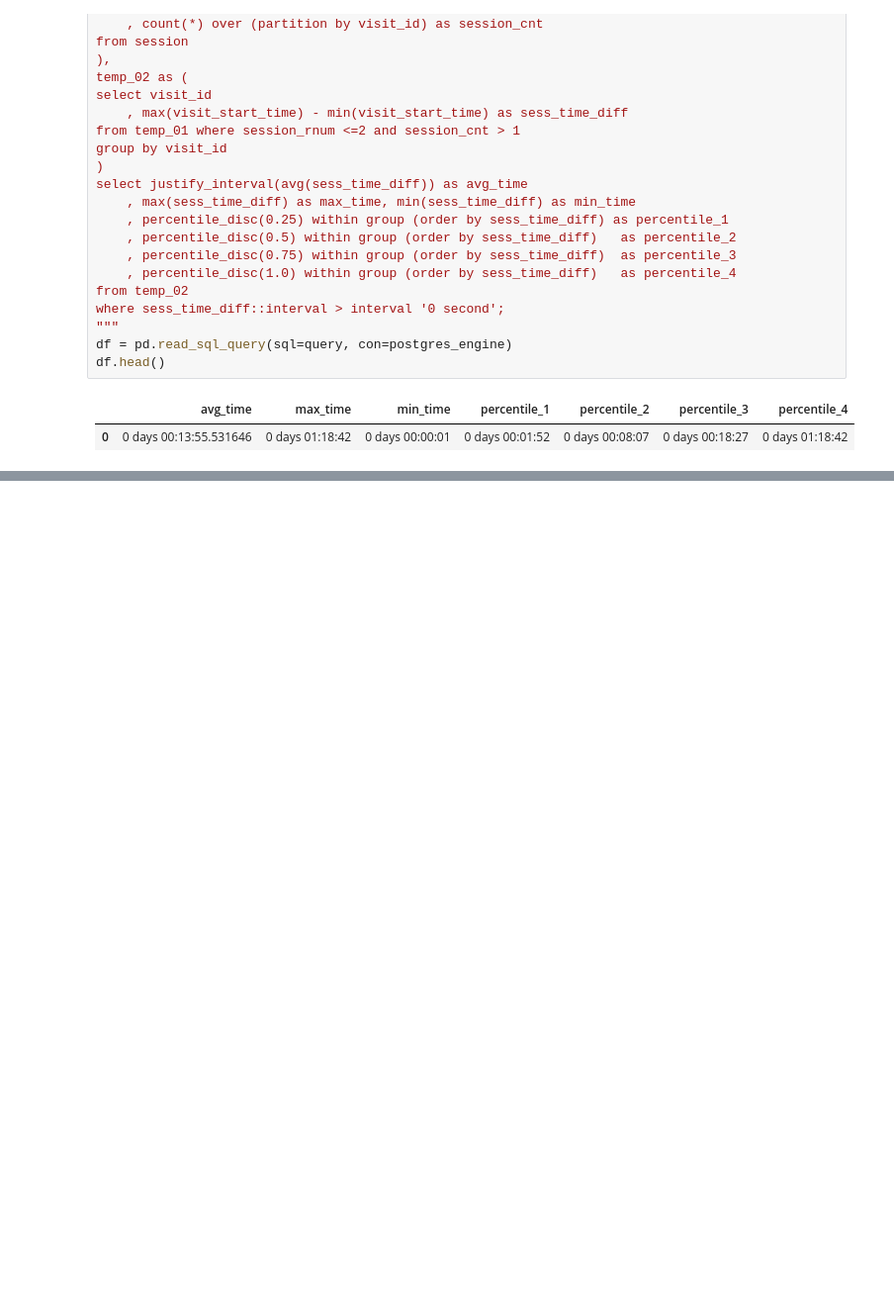
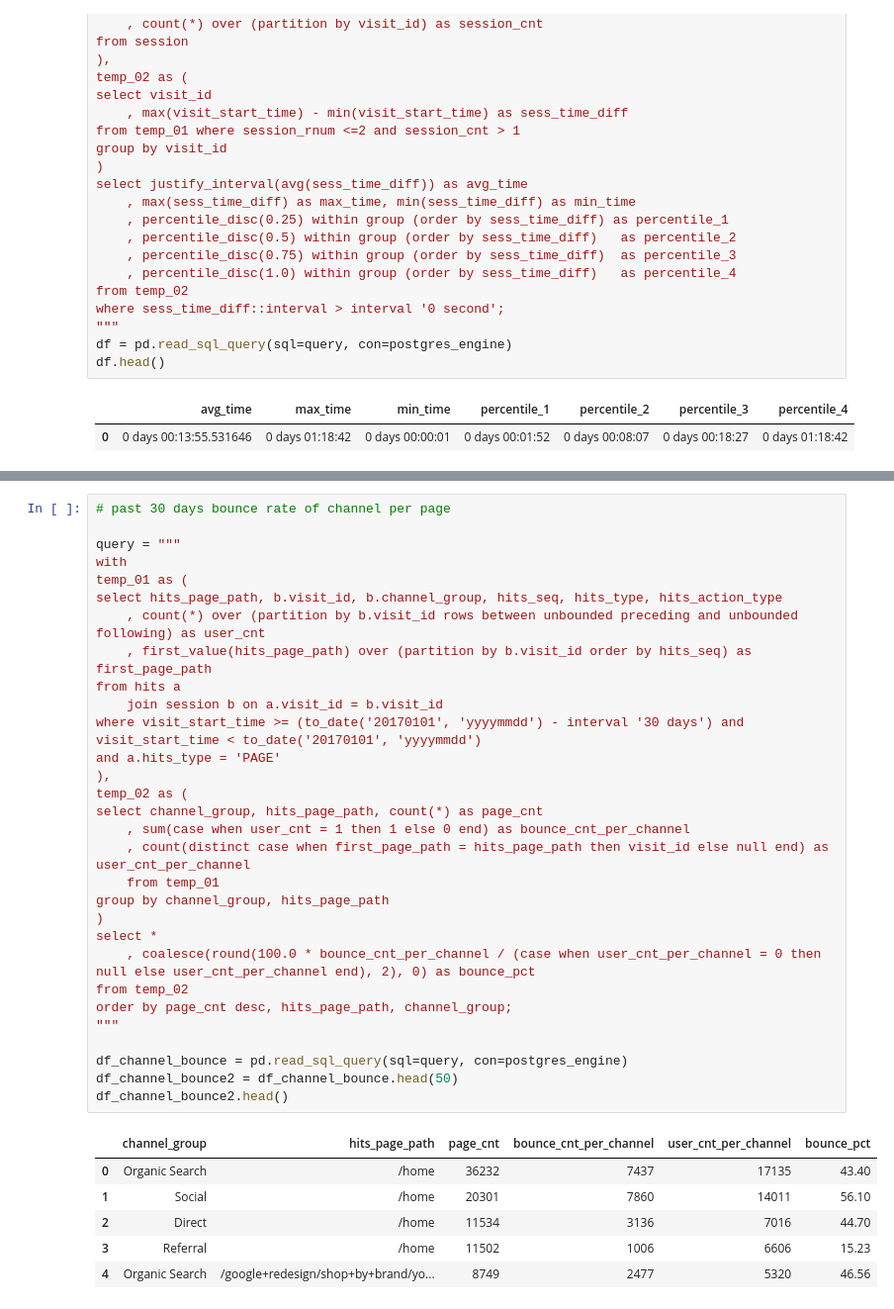
Before and after one commit to dj9678/Google_Ecommerce_Analysis, a Jupyter notebook: google ecommerce analysis.ipynb, the cells around one changed output, grey strips where cells are left out. Shown: that part at 99% size. Drawn from its saved outputs; the diff is of its cells as text; blank space fills up the shorter version.

```diff
--- a/google ecommerce analysis.ipynb
+++ b/google ecommerce analysis.ipynb
@@ -677,0 +1033,37 @@ fig.show()
+# %%
+# past 30 days bounce rate of channel per page
+
+query = """
+with
+temp_01 as (
+select hits_page_path, b.visit_id, b.channel_group, hits_seq, hits_type, hits_action_type
+	, count(*) over (partition by b.visit_id rows between unbounded preceding and unbounded following) as user_cnt
+	, first_value(hits_page_path) over (partition by b.visit_id order by hits_seq) as first_page_path
+from hits a
+	join session b on a.visit_id = b.visit_id
+where visit_start_time >= (to_date('20170101', 'yyyymmdd') - interval '30 days') and visit_start_time < to_date('20170101', 'yyyymmdd')
+and a.hits_type = 'PAGE'
+),
+temp_02 as (
+select channel_group, hits_page_path, count(*) as page_cnt
+	, sum(case when user_cnt = 1 then 1 else 0 end) as bounce_cnt_per_channel
+	, count(distinct case when first_page_path = hits_page_path then visit_id else null end) as user_cnt_per_channel
+	from temp_01
+group by channel_group, hits_page_path
+)
+select *
+	, coalesce(round(100.0 * bounce_cnt_per_channel / (case when user_cnt_per_channel = 0 then null else user_cnt_per_channel end), 2), 0) as bounce_pct
+from temp_02
+order by page_cnt desc, hits_page_path, channel_group;
+"""
+
+df_channel_bounce = pd.read_sql_query(sql=query, con=postgres_engine)
+df_channel_bounce2 = df_channel_bounce.head(50)
+df_channel_bounce2.head()
+# %% [output]
+|  | channel_group | hits_page_path | page_cnt | bounce_cnt_per_channel | user_cnt_per_channel | bounce_pct |
+| 0 | Organic Search | /home | 36232 | 7437 | 17135 | 43.40 |
+| 1 | Social | /home | 20301 | 7860 | 14011 | 56.10 |
+| 2 | Direct | /home | 11534 | 3136 | 7016 | 44.70 |
+| 3 | Referral | /home | 11502 | 1006 | 6606 | 15.23 |
+| 4 | Organic Search | /google+redesign/shop+by+brand/yo... | 8749 | 2477 | 5320 | 46.56 |
```
Also changed, not shown: parts of 30 cells of this notebook.
